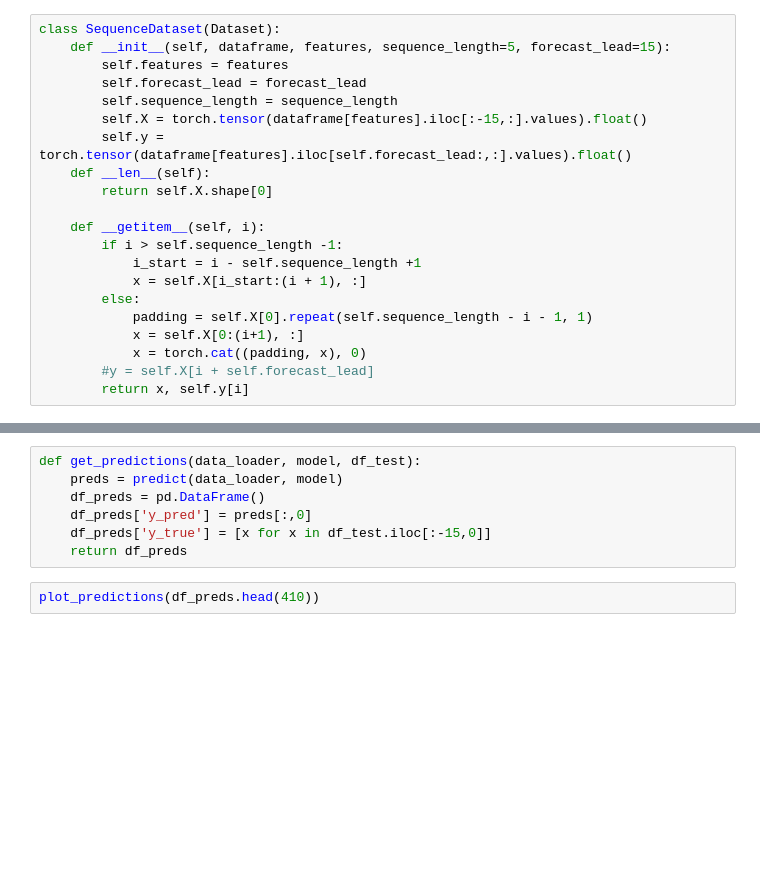
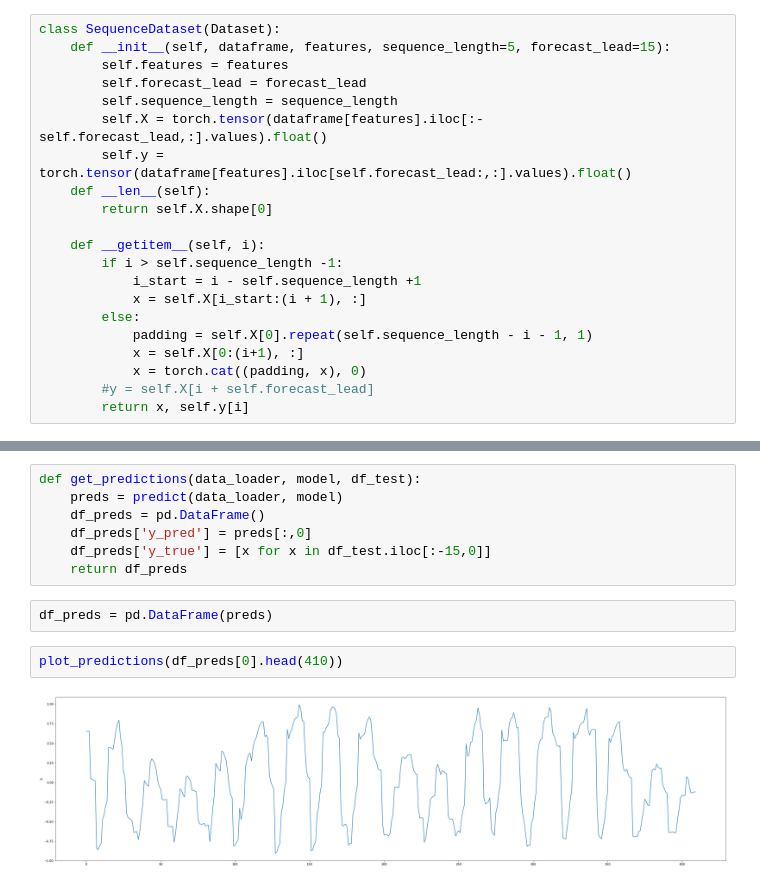
Before and after one commit to trevorwitter/nyc-subway-utilization, a Jupyter notebook: model/scratch/update_dataloader_multiclass_prediction.ipynb, the cells around one changed output, grey strips where cells are left out. Cells and saved outputs as stored; diff of their text form; blank space fills up the shorter version.

```diff
--- a/model/scratch/update_dataloader_multiclass_prediction.ipynb
+++ b/model/scratch/update_dataloader_multiclass_prediction.ipynb
@@ -38,7 +42,7 @@ class SequenceDataset(Dataset):
         self.features = features
         self.forecast_lead = forecast_lead
         self.sequence_length = sequence_length
-        self.X = torch.tensor(dataframe[features].iloc[:-15,:].values).float()
+        self.X = torch.tensor(dataframe[features].iloc[:-self.forecast_lead,:].values).float()
         self.y = torch.tensor(dataframe[features].iloc[self.forecast_lead:,:].values).float()
     def __len__(self):
         return self.X.shape[0]
@@ -198,5 +225,9 @@ def get_predictions(data_loader, model, df_test):
     df_preds['y_pred'] = preds[:,0]
     df_preds['y_true'] = [x for x in df_test.iloc[:-15,0]]
     return df_preds
+# %%
+df_preds = pd.DataFrame(preds)
 # %%
-plot_predictions(df_preds.head(410))
+plot_predictions(df_preds[0].head(410))
+# %% [output]
+[figure, added]
```
Also changed, not shown: parts of 9 cells of this notebook, 3 other files.
